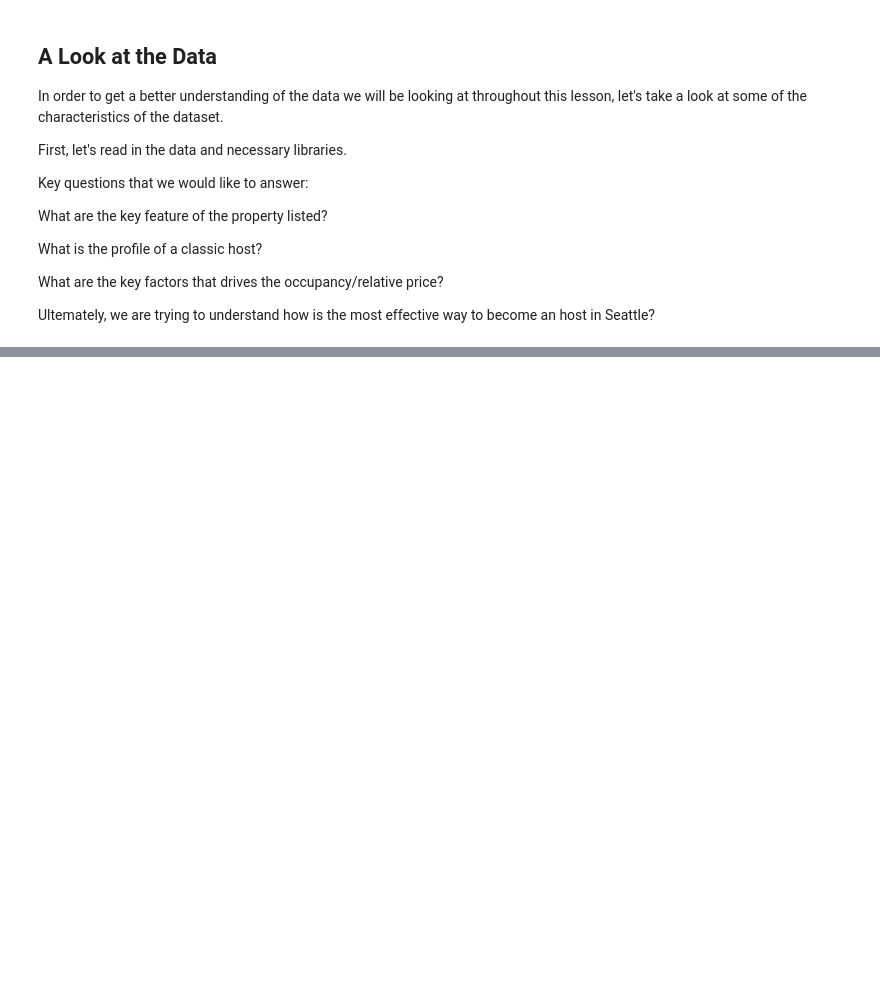
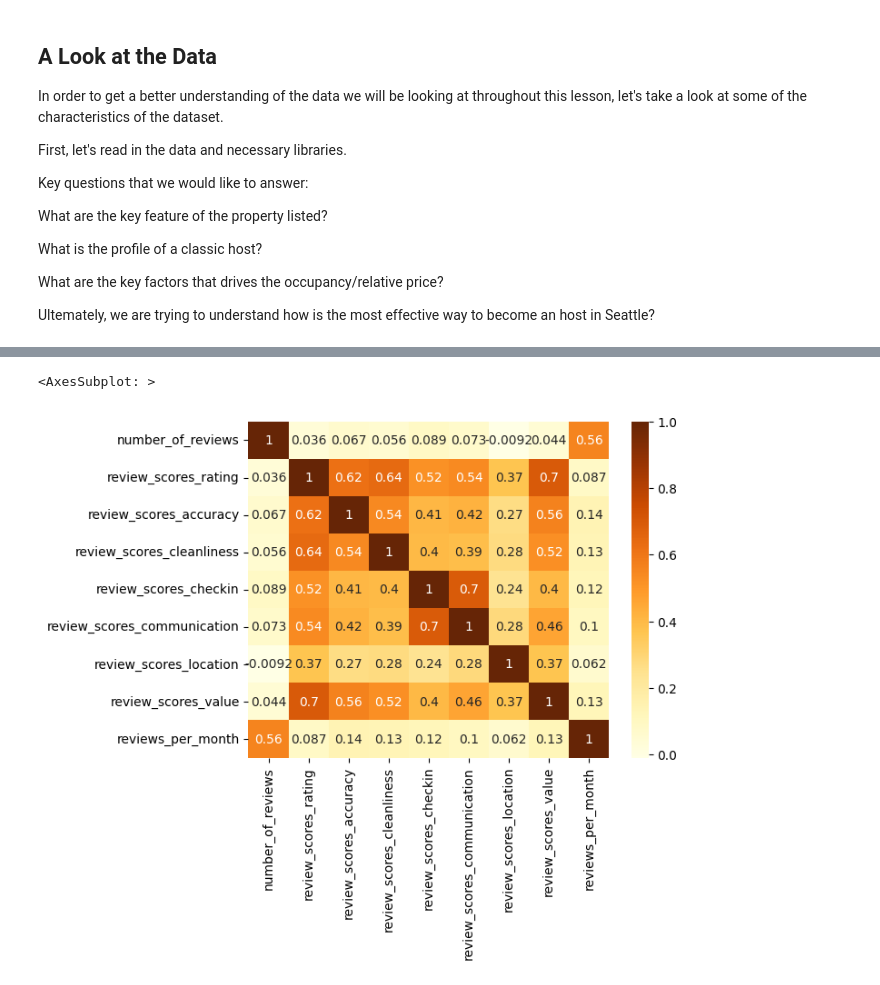
Before and after one commit to aeusepi/Project, a Jupyter notebook: Airbnb.ipynb, the cells around one changed output, grey strips where cells are left out. Drawn from its saved outputs; the diff is of its cells as text; code cells hidden in the pictures; blank space fills up the shorter version.

```diff
--- a/Airbnb.ipynb
+++ b/Airbnb.ipynb
@@ -27,0 +36,10 @@ num_cols = df.shape[1]
+# %%
+#review based columns
+cols = ['number_of_reviews', 'first_review', 'last_review', 'review_scores_rating', 'review_scores_accuracy',
+       'review_scores_cleanliness', 'review_scores_checkin', 'review_scores_communication',
+       'review_scores_location', 'review_scores_value', 'reviews_per_month']
+# selecting all the information linked to review
+df_rew = df.filter(regex='review', axis=1)
+df_rew.describe()
+
+# number_of_reviews are skewed towards old hosts hence wont be as accurate to capture the latest activity of the hosts
@@ -27,0 +56,6 @@ num_cols = df.shape[1]
+# %%
+corr = df_rew.corr()
+sns.heatmap(corr, xticklabels=corr.columns.values, yticklabels=corr.columns.values , cmap = 'YlOrBr' , annot=True)
+# %% [output]
+<AxesSubplot: >
+[figure, added]
```
Also changed, not shown: parts of 13 cells of this notebook.
